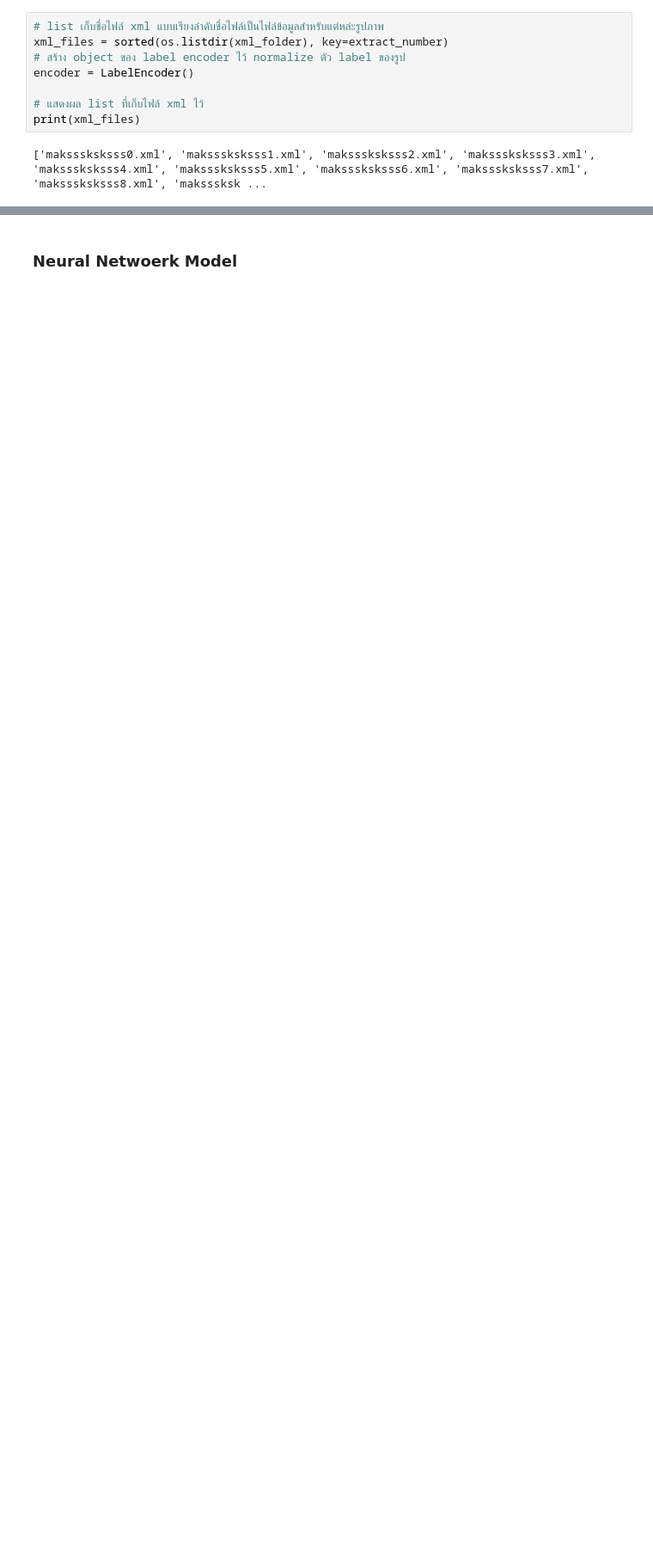
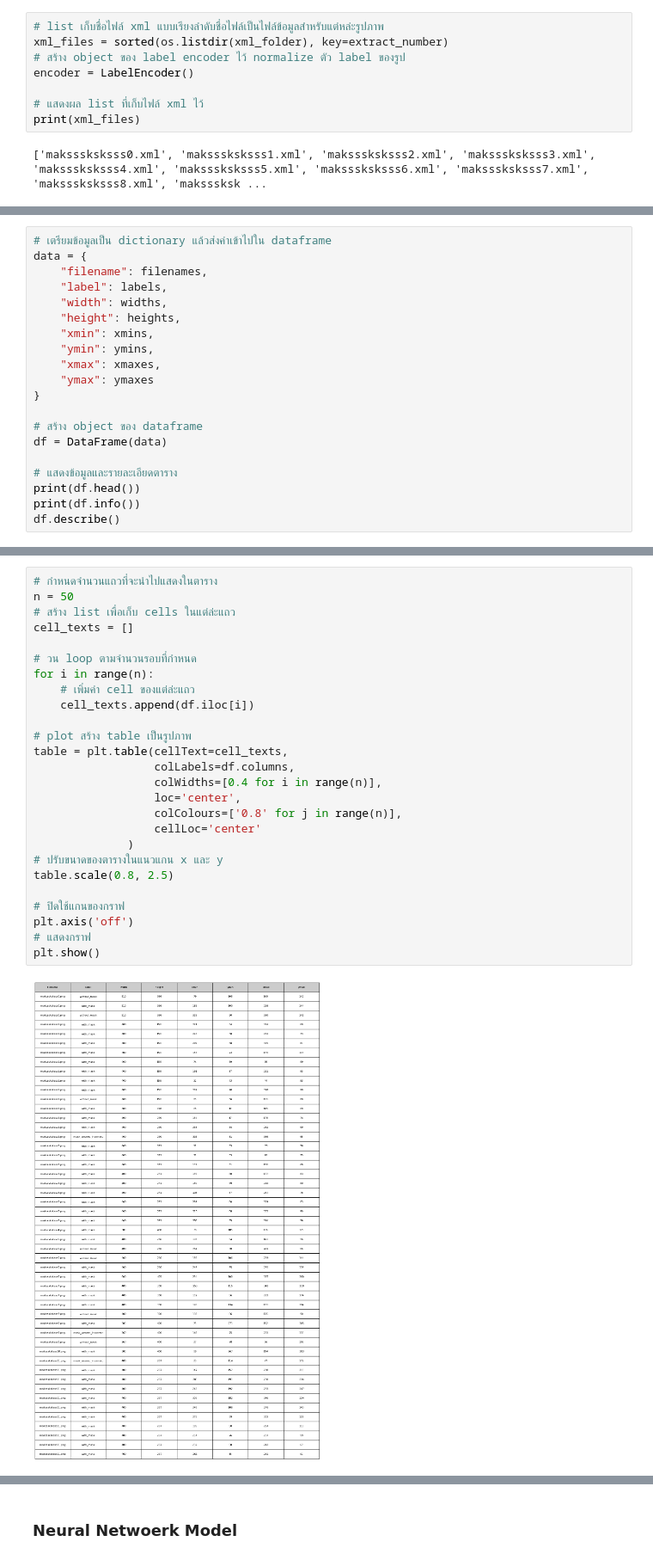
Before and after one commit to pannawat1233/Check-the-masked-person, a Jupyter notebook: src/main.ipynb, the cells around one changed output, grey strips where cells are left out. Shown at 86% size. Drawn from its saved outputs; the diff is of its cells as text; blank space fills up the shorter version.

```diff
--- a/src/main.ipynb
+++ b/src/main.ipynb
@@ -119,0 +161,20 @@ print(xml_files)
+# %%
+# เตรียมข้อมูลเป็น dictionary แล้วส่งค่าเข้าไปใน dataframe
+data = {
+    "filename": filenames,
+    "label": labels,
+    "width": widths,
+    "height": heights,
+    "xmin": xmins,
+    "ymin": ymins,
+    "xmax": xmaxes,
+    "ymax": ymaxes
+}
+
+# สร้าง object ของ dataframe
+df = DataFrame(data)
+
+# แสดงข้อมูลและรายละเอียดตาราง
+print(df.head())
+print(df.info())
+df.describe()
@@ -119,0 +215,28 @@ print(xml_files)
+# %%
+# กำหนดจำนวนแถวที่จะนำไปแสดงในตาราง
+n = 50
+# สร้าง list เพื่อเก็บ cells ในแต่ล่ะแถว
+cell_texts = []
+
+# วน loop ตามจำนวนรอบที่กำหนด
+for i in range(n):
+    # เพิ่มค่า cell ของแต่ล่ะแถว
+    cell_texts.append(df.iloc[i])
+
+# plot สร้าง table เป็นรูปภาพ
+table = plt.table(cellText=cell_texts,
+                  colLabels=df.columns,
+                  colWidths=[0.4 for i in range(n)],
+                  loc='center',
+                  colColours=['0.8' for j in range(n)],
+                  cellLoc='center'
+              )
+# ปรับขนาดของตารางในแนวแกน x และ y
+table.scale(0.8, 2.5)
+
+# ปิดใช้แกนของกราฟ
+plt.axis('off')
+# แสดงกราฟ
+plt.show()
+# %% [output]
+[figure, added]
```
Also changed, not shown: parts of 39 cells of this notebook.
